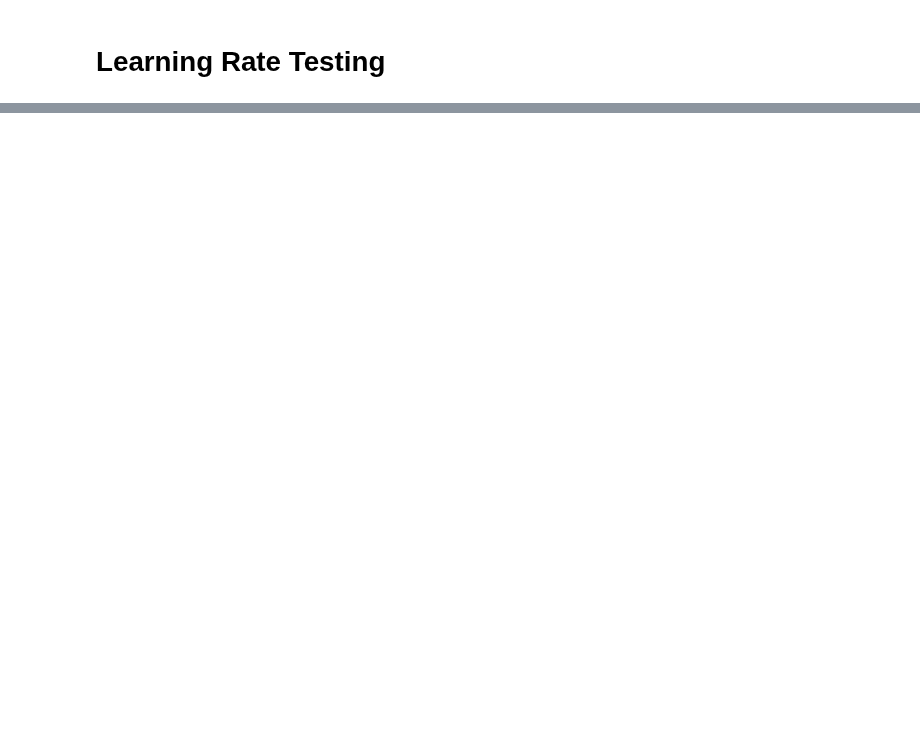
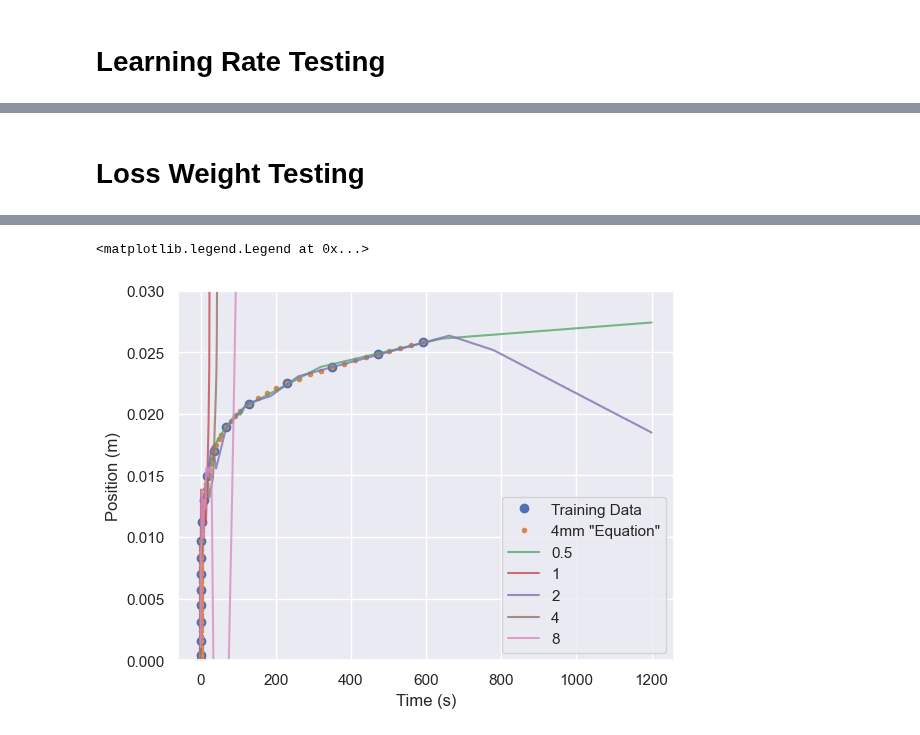
Before and after one commit to rahavdayan/pinns-model, a Jupyter notebook: src/ferrofluid/ferrofluid.ipynb, the cells around one changed output, grey strips where cells are left out. Saved outputs shown, nothing was run; the diff lists cells and outputs as text; code cells hidden in the pictures; blank space fills up the shorter version.

```diff
--- a/src/ferrofluid/ferrofluid.ipynb
+++ b/src/ferrofluid/ferrofluid.ipynb
@@ -270,0 +314,21 @@ Text(0.5, 0, 'Time (s)')
+# %% [markdown]
+# Loss Weight Testing
+# %%
+plt.plot(train_t, train_x, 'o')
+# plt.plot(acc_t1, acc_x1, '.')
+# plt.plot(acc_t2, acc_x2, '.')
+# plt.plot(acc_t3, acc_x3, '.')
+plt.plot(acc_t4, acc_x4, '.')
+for weight in [0.5, 1, 2, 4, 8]:
+    net = Net(1,1, loss2=physics_loss, epochs=14000, loss2_weight=weight, lr=1e-5).to(DEVICE)
+    losses = net.fit(train_t, train_x)
+
+    ts = np.linspace(0, 1200, 1200)
+    preds = net.predict(ts)
+
+    plt.plot(ts, preds, alpha=0.8)
+    plt.ylabel('Position (m)')
+    plt.ylim(0, 0.03)
+    plt.xlabel('Time (s)')
+plt.legend(['Training Data', '4mm \"Equation\"', '0.5', '1', '2', '4', '8'])
+# %% [output]
@@ -270,0 +352,2 @@ Text(0.5, 0, 'Time (s)')
+<matplotlib.legend.Legend at 0x...>
+[figure, added]
```
Also changed, not shown: parts of 12 cells of this notebook, 1 other file.
